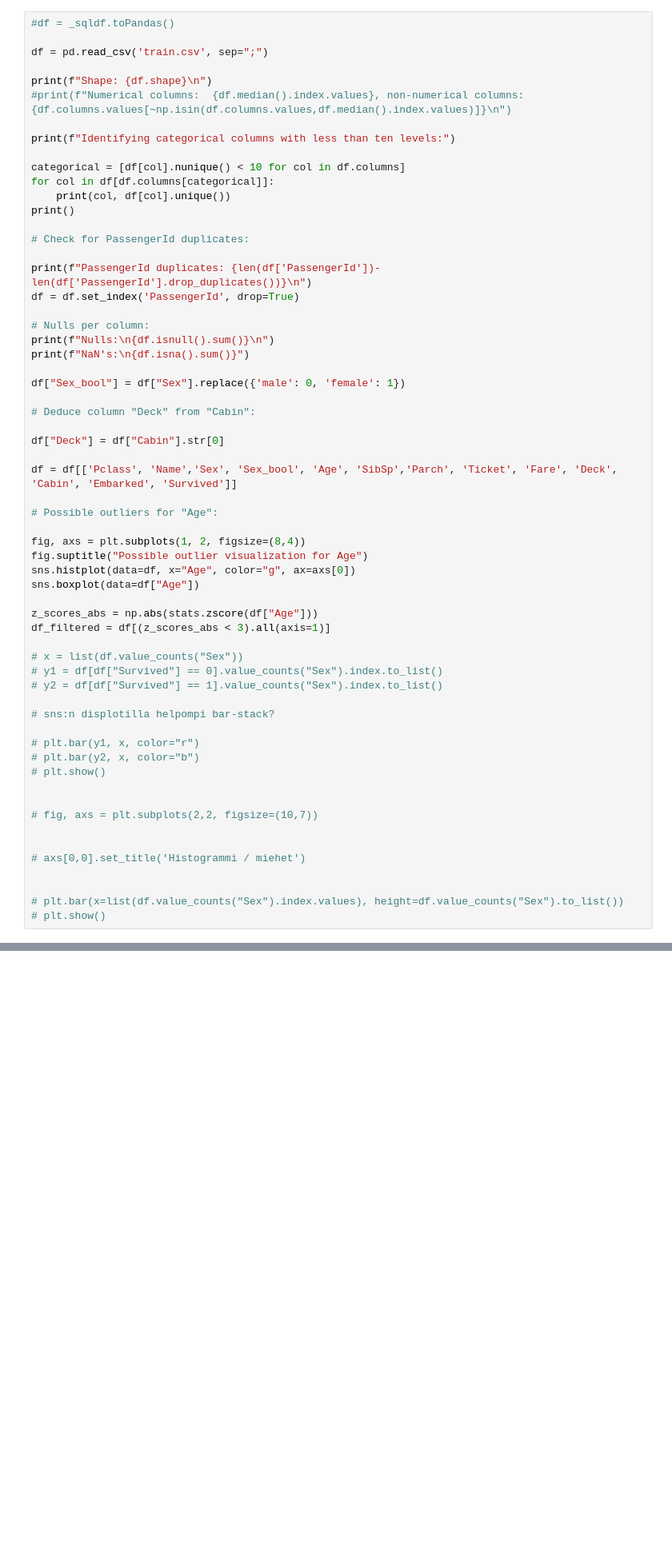
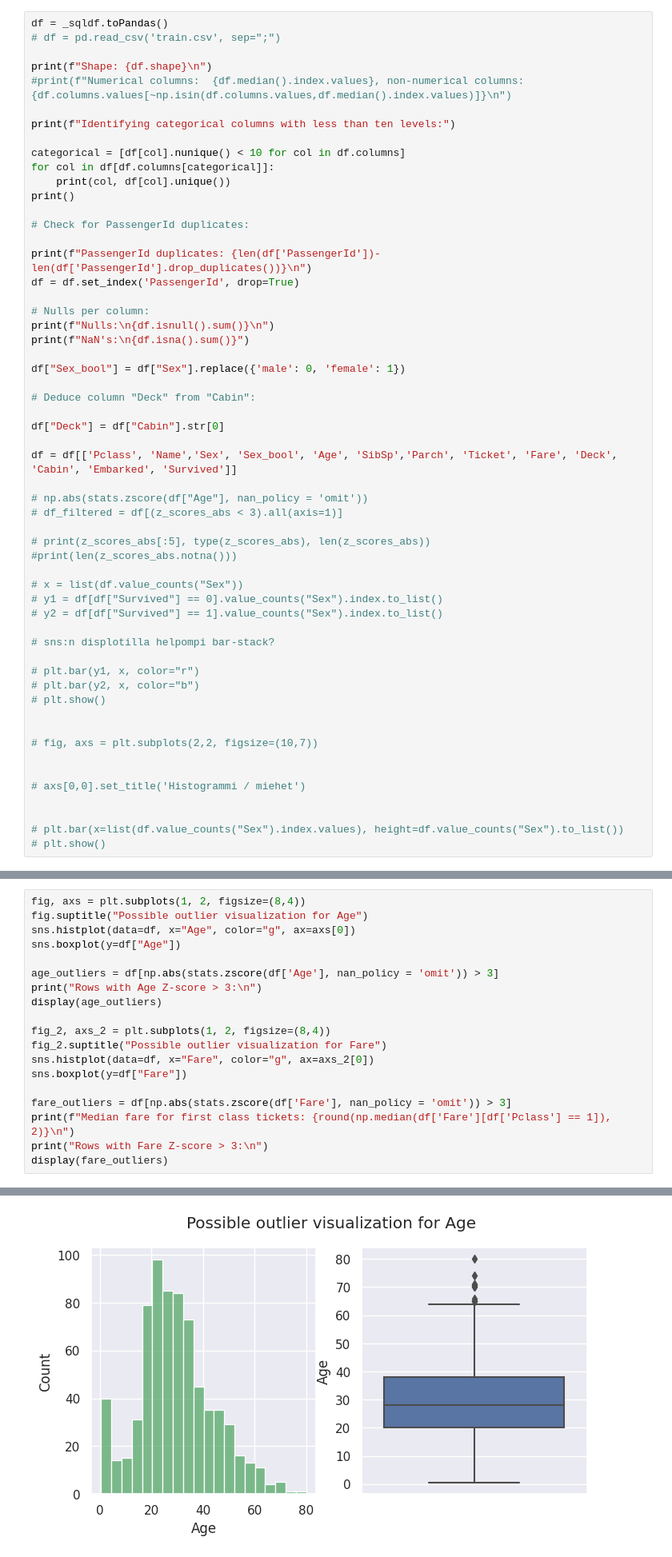
Before and after one commit to teemu-rama/Titanic, a Jupyter notebook: Titanic.ipynb, the cells around one changed output, grey strips where cells are left out. Shown at 80% size. Saved outputs shown, nothing was run; the diff lists cells and outputs as text; blank space fills up the shorter version.

```diff
--- a/Titanic.ipynb
+++ b/Titanic.ipynb
@@ -45,7 +68,6 @@ display(df.iloc[:10,:])
 # %%
-#df = _sqldf.toPandas()
-
-df = pd.read_csv('train.csv', sep=";")
+df = _sqldf.toPandas()
+# df = pd.read_csv('train.csv', sep=";")
 
 print(f"Shape: {df.shape}\n")
 #print(f"Numerical columns:  {df.median().index.values}, non-numerical columns: {df.columns.values[~np.isin(df.columns.values,df.median().index.values)]}\n")
@@ -74,15 +96,11 @@ df["Deck"] = df["Cabin"].str[0]
 
 df = df[['Pclass', 'Name','Sex', 'Sex_bool', 'Age', 'SibSp','Parch', 'Ticket', 'Fare', 'Deck', 'Cabin', 'Embarked', 'Survived']]
 
-# Possible outliers for "Age":
+# np.abs(stats.zscore(df["Age"], nan_policy = 'omit'))
+# df_filtered = df[(z_scores_abs < 3).all(axis=1)]
 
-fig, axs = plt.subplots(1, 2, figsize=(8,4))
-fig.suptitle("Possible outlier visualization for Age")
-sns.histplot(data=df, x="Age", color="g", ax=axs[0])
-sns.boxplot(data=df["Age"])
-
-z_scores_abs = np.abs(stats.zscore(df["Age"]))
-df_filtered = df[(z_scores_abs < 3).all(axis=1)]
+# print(z_scores_abs[:5], type(z_scores_abs), len(z_scores_abs))
+#print(len(z_scores_abs.notna()))
 
 # x = list(df.value_counts("Sex"))
 # y1 = df[df["Survived"] == 0].value_counts("Sex").index.to_list()
@@ -132,0 +158,20 @@ Two dataframes are created: *df_age_dropped* drops all rows with missing value f
+# %%
+fig, axs = plt.subplots(1, 2, figsize=(8,4))
+fig.suptitle("Possible outlier visualization for Age")
+sns.histplot(data=df, x="Age", color="g", ax=axs[0])
+sns.boxplot(y=df["Age"])
+
+age_outliers = df[np.abs(stats.zscore(df['Age'], nan_policy = 'omit')) > 3]
+print("Rows with Age Z-score > 3:\n")
+display(age_outliers)
+
+fig_2, axs_2 = plt.subplots(1, 2, figsize=(8,4))
+fig_2.suptitle("Possible outlier visualization for Fare")
+sns.histplot(data=df, x="Fare", color="g", ax=axs_2[0])
+sns.boxplot(y=df["Fare"])
+
+fare_outliers = df[np.abs(stats.zscore(df['Fare'], nan_policy = 'omit')) > 3]
+print(f"Median fare for first class tickets: {round(np.median(df['Fare'][df['Pclass'] == 1]), 2)}\n")
+print("Rows with Fare Z-score > 3:\n")
+display(fare_outliers)
+# %% [output]
@@ -132,0 +202 @@ Two dataframes are created: *df_age_dropped* drops all rows with missing value f
+[figure, added]
```
Also changed, not shown: parts of 10 cells of this notebook.
